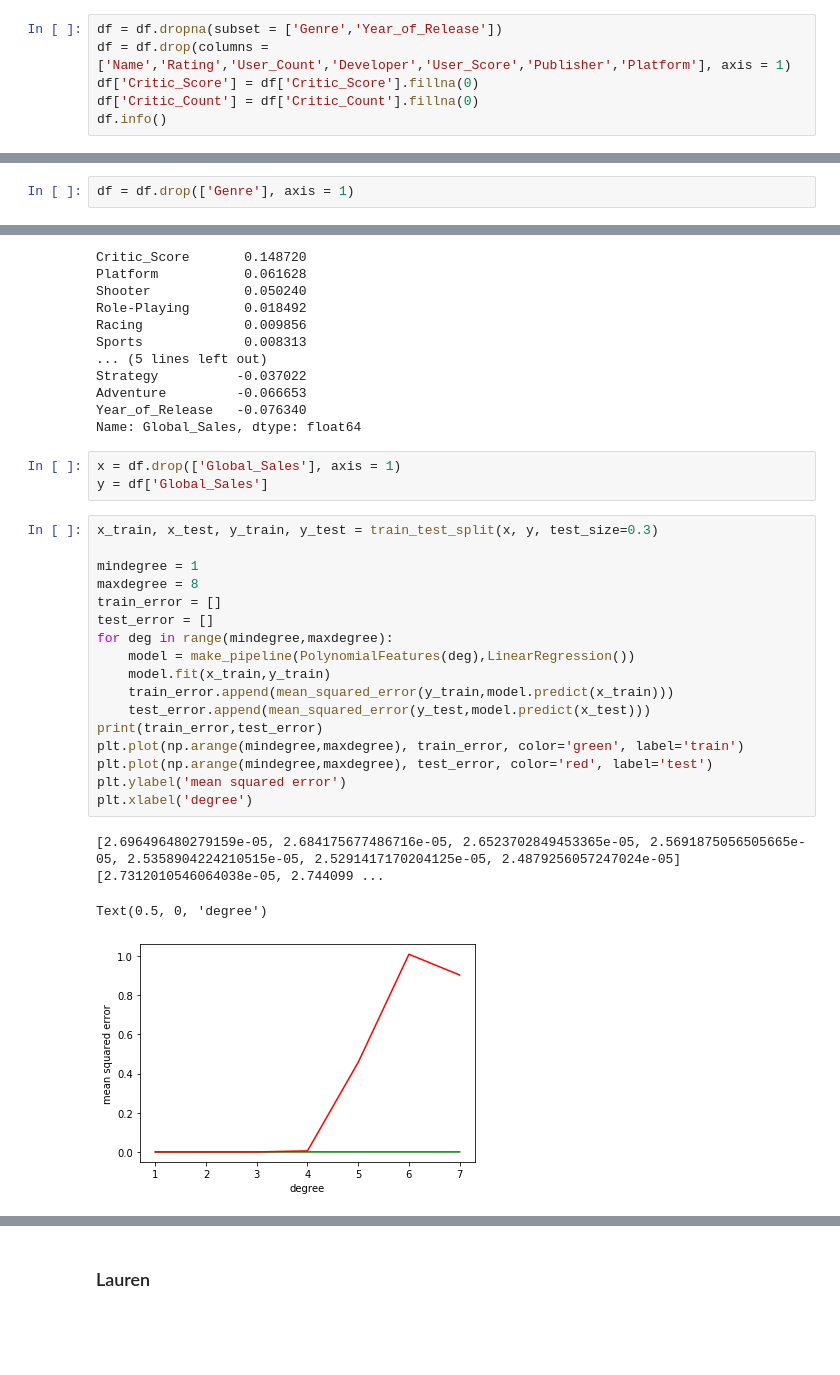
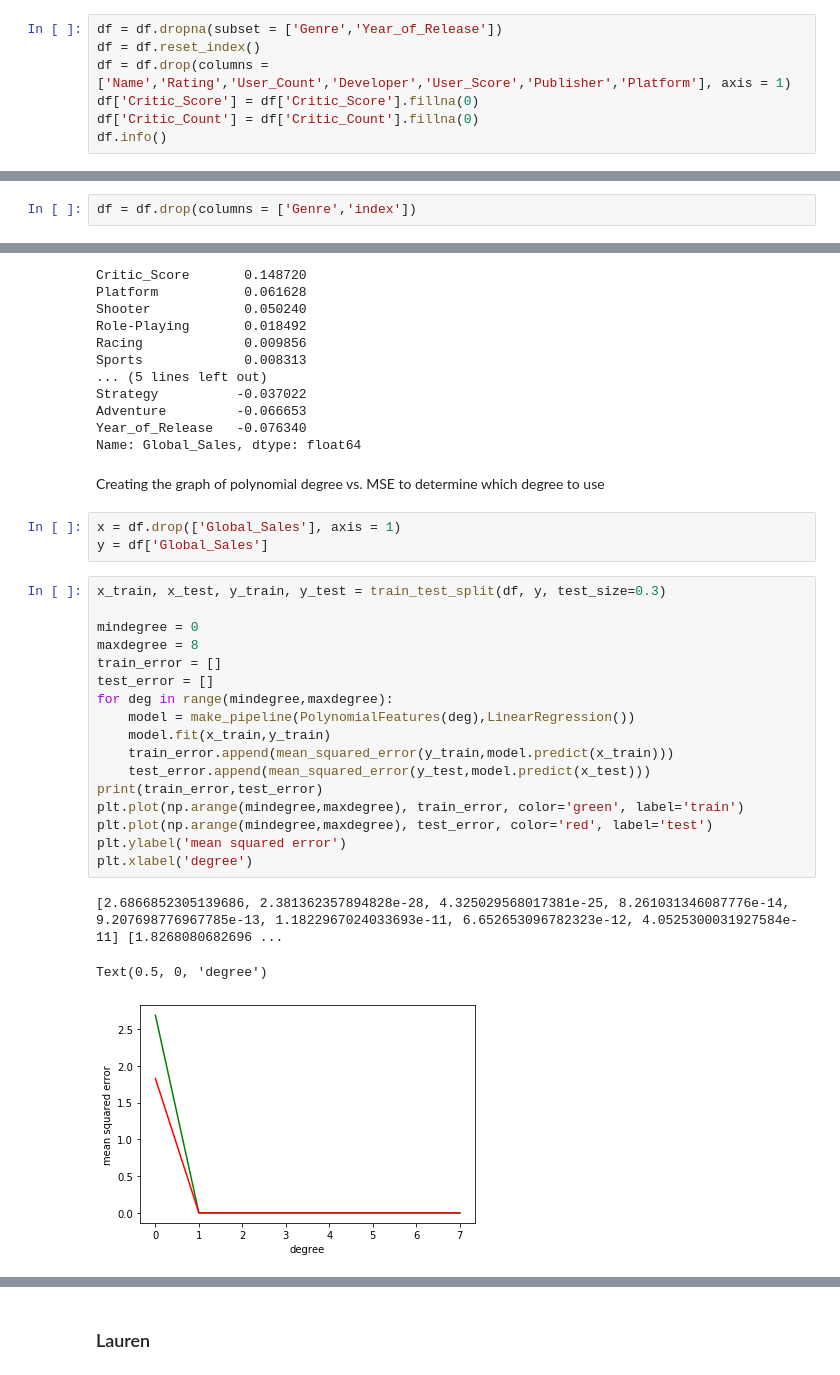
Before and after one commit to sophiecantcode/Regression_Project, a Jupyter notebook: Regression_Project.ipynb, the cells around one changed output, grey strips where cells are left out. Cells and saved outputs as stored; diff of their text form; blank space fills up the shorter version.

```diff
--- a/Regression_Project.ipynb
+++ b/Regression_Project.ipynb
@@ -50,5 +52,6 @@ memory usage: 2.0+ MB
 # %%
 df = df.dropna(subset = ['Genre','Year_of_Release'])
+df = df.reset_index()
 df = df.drop(columns = ['Name','Rating','User_Count','Developer','User_Score','Publisher','Platform'], axis = 1)
 df['Critic_Score'] = df['Critic_Score'].fillna(0)
 df['Critic_Count'] = df['Critic_Count'].fillna(0)
@@ -86,4 +96,4 @@ one_hot.head()
 # %%
-df = df.drop(['Genre'], axis = 1)
+df = df.drop(columns = ['Genre','index'])
 # %%
 #sns.pairplot(df, height = 1.2, aspect=1.5)
@@ -114,27 +121,29 @@ Strategy          -0.037022
 Adventure         -0.066653
 Year_of_Release   -0.076340
 Name: Global_Sales, dtype: float64
+# %% [markdown]
+Creating the graph of polynomial degree vs. MSE to determine which degree to use
 # %%
 x = df.drop(['Global_Sales'], axis = 1)
 y = df['Global_Sales']
 # %%
-x_train, x_test, y_train, y_test = train_test_split(x, y, test_size=0.3)
+x_train, x_test, y_train, y_test = train_test_split(df, y, test_size=0.3)
 
-mindegree = 1
+mindegree = 0
 maxdegree = 8
 train_error = []
 test_error = []
 for deg in range(mindegree,maxdegree):
     model = make_pipeline(PolynomialFeatures(deg),LinearRegression())
     model.fit(x_train,y_train)
     train_error.append(mean_squared_error(y_train,model.predict(x_train)))
     test_error.append(mean_squared_error(y_test,model.predict(x_test)))
 print(train_error,test_error)
 plt.plot(np.arange(mindegree,maxdegree), train_error, color='green', label='train')
 plt.plot(np.arange(mindegree,maxdegree), test_error, color='red', label='test')
 plt.ylabel('mean squared error')
 plt.xlabel('degree')
 # %% [output]
-[2.696496480279159e-05, 2.684175677486716e-05, 2.6523702849453365e-05, 2.5691875056505665e-05, 2.5358904224210515e-05, 2.5291417170204125e-05, 2.4879256057247024e-05] [2.7312010546064038e-05, 2.744099 ...
+[2.6866852305139686, 2.381362357894828e-28, 4.325029568017381e-25, 8.261031346087776e-14, 9.207698776967785e-13, 1.1822967024033693e-11, 6.652653096782323e-12, 4.0525300031927584e-11] [1.8268080682696 ...
 Text(0.5, 0, 'degree')
-[figure, old version]
+[figure, new version]
```
Also changed, not shown: parts of 12 cells of this notebook, 1 other file.
